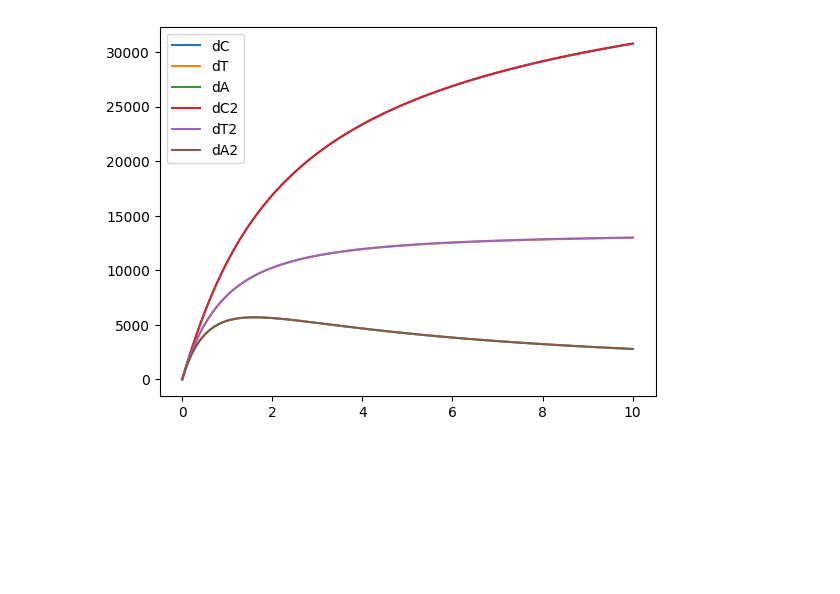
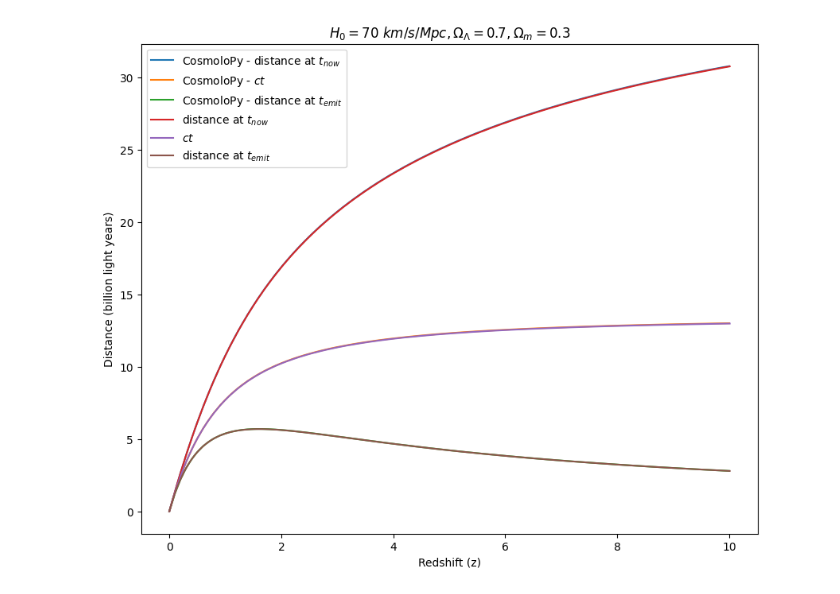
Before and after one commit to mikehelland/hubbles-law, a Jupyter notebook: other/python/cosmodistance.ipynb, the cells around one changed output. Saved outputs shown, nothing was run; the diff lists cells and outputs as text; code cells hidden in the pictures; blank space fills up the shorter version.

```diff
--- a/other/python/cosmodistance.ipynb
+++ b/other/python/cosmodistance.ipynb
@@ -1,9 +1,12 @@
 # %%
+import math
 data = []
 
 H0 = 70
 OmegaL = 0.7
-OmegaM = 1 - OmegaL
+OmegaM = 0.3
+OmegaK = 1 - OmegaL - OmegaM
+
 H0 = H0 / 3.08e19 * 60 * 60 * 24 * 365 * 1e6
 H = H0
 c = 1
@@ -17,12 +20,21 @@ while z < 10:
     x1 += c - H * x1
     x2 += c - H * x2
     z = 0.1 / (x1 - x2) - 1
-    H = H0 * (OmegaM * (1+z)**3 + OmegaL)**0.5
+    H = H0 * (OmegaM * (1+z)**3 + OmegaL + OmegaK * (1+z)**2)**0.5
 
-    data.append([z, -t, x2, x2 * (1 + z)])
+    xx = abs(OmegaK)**0.5 * x2 * (1+z)
+    if OmegaK == 0:
+        x = x2
+    elif OmegaK < 0:
+        x = 1/H0 * math.sin(xx * H0) / xx * x2
+    else:
+        x = 1/H0 * math.sinh(xx * H0) / xx * x2
+
+
+    data.append([z, -t, x, x2 * (1 + z)])
 # %%
 import cosmolopy.distance as cd
-cosmo = {'omega_M_0' : 0.3, 'omega_lambda_0' : 0.7, 'h' : 0.70}
+cosmo = {'omega_M_0' : OmegaM, 'omega_lambda_0' : OmegaL, 'h' : 0.70}
 cosmo = cd.set_omega_k_0(cosmo)
 
 data2 = []
@@ -40,37 +52,46 @@ while z < 10:
 # %%
 import matplotlib.pyplot as plt
 
 dataz = []
 dataC = []
 dataA = []
 dataT = []
 
 dataz2 = []
 dataA2 = []
 dataC2 = []
 dataT2 = []
 
 for i in range(len(data)):
     dataz.append(data[i][0])
-    dataT.append(data[i][1])
-    dataA.append(data[i][2])
-    dataC.append(data[i][3])
+    dataT.append(data[i][1] / 1000)
+    dataA.append(data[i][2] / 1000)
+    dataC.append(data[i][3] / 1000)
 
 for i in range(len(data2)):
     dataz2.append(data2[i][0])
-    dataT2.append(data2[i][1])
-    dataA2.append(data2[i][2])
-    dataC2.append(data2[i][3])
+    dataT2.append(data2[i][1] / 1000)
+    dataA2.append(data2[i][2] / 1000)
+    dataC2.append(data2[i][3] / 1000)
 
-plt.plot(dataz, dataC, label = "dC")
-plt.plot(dataz, dataT, label = "dT")
-plt.plot(dataz, dataA, label = "dA")
 
-plt.plot(dataz2, dataC2, label = "dC2")
-plt.plot(dataz2, dataT2, label = "dT2")
-plt.plot(dataz2, dataA2, label = "dA2")
+plt.figure(figsize=(10,8))
 
+plt.plot(dataz2, dataC2, label = "CosmoloPy - distance at $t_{now}$")
+plt.plot(dataz2, dataT2, label = "CosmoloPy - $ct$")
+plt.plot(dataz2, dataA2, label = "CosmoloPy - distance at $t_{emit}$")
+
+plt.plot(dataz, dataC, label = "distance at $t_{now}$")
+plt.plot(dataz, dataT, label = "$ct$")
+plt.plot(dataz, dataA, label = "distance at $t_{emit}$")
+
+
+plt.title("$H_0 = 70~km/s/Mpc, \Omega_\Lambda =" + str(OmegaL) + ", \Omega_m = " + str(OmegaM) + "$")
+plt.xlabel("Redshift (z)")
+plt.ylabel("Distance (billion light years)")
 plt.legend()
+
+plt.savefig('cp4.png',  bbox_inches='tight')
 plt.show()
 # %% [output]
-[figure, old version]
+[figure, new version]
```
Also changed, not shown: 4 other files.
